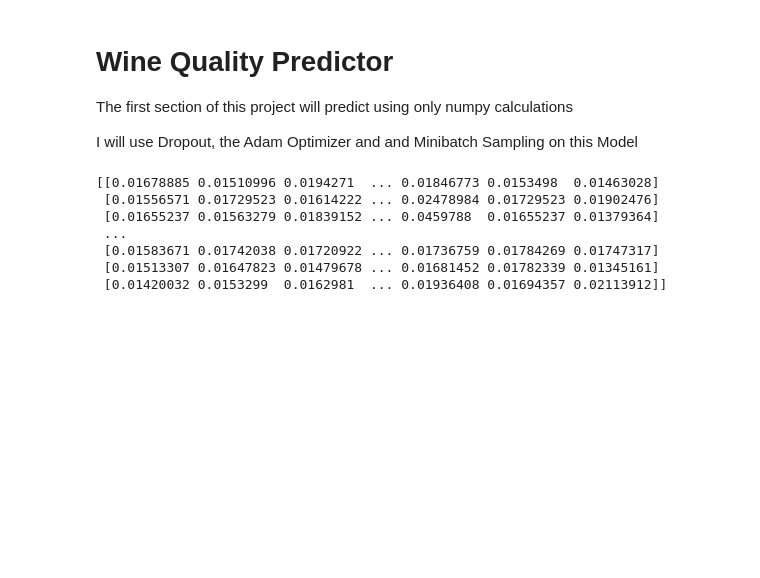
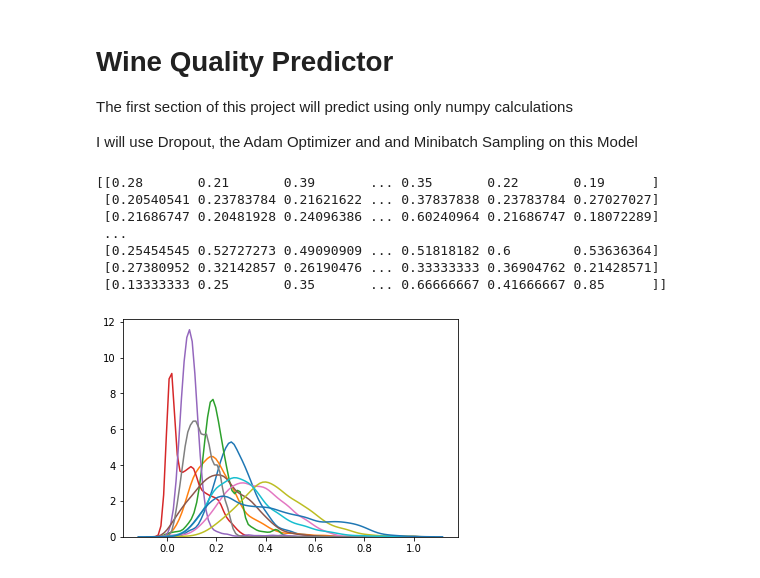
Before and after one commit to ERogalla/DLRepo, a Jupyter notebook: wineQuality/WineQualityPredictor.ipynb, the cells around one changed output. Cells and saved outputs as stored; diff of their text form; code cells hidden in the pictures; blank space fills up the shorter version.

Commit message:
finished loadDatabase with normalized data

```diff
--- a/wineQuality/WineQualityPredictor.ipynb
+++ b/wineQuality/WineQualityPredictor.ipynb
@@ -21,20 +24,29 @@ def loadDataset():
     train_x = train[:,:-1].T
     train_y = train[:,-1].reshape(1, train.shape[0])
 
-    train_x = preprocessing.normalize(train_x)
+    train_x = preprocessing.minmax_scale(train_x, axis = 1)
+    train_y = preprocessing.minmax_scale(train_y, axis = 1)
 
     test_x = test[:,:-1].T
     test_y = test[:,-1].reshape(1, test.shape[0])
 
+    test_x = preprocessing.minmax_scale(test_x, axis = 1)
+    test_y = preprocessing.minmax_scale(test_y, axis = 1)
+
     return (train_x, train_y, test_x, test_y)
 # %%
 train_x, train_y, test_x, test_y = loadDataset()
+
+for i in range(train_x.shape[0]):
+    sns.kdeplot(train_x[i])
+
 print(train_x)
 # %% [output]
-[[0.01678885 0.01510996 0.0194271  ... 0.01846773 0.0153498  0.01463028]
- [0.01556571 0.01729523 0.01614222 ... 0.02478984 0.01729523 0.01902476]
- [0.01655237 0.01563279 0.01839152 ... 0.0459788  0.01655237 0.01379364]
+[[0.28       0.21       0.39       ... 0.35       0.22       0.19      ]
+ [0.20540541 0.23783784 0.21621622 ... 0.37837838 0.23783784 0.27027027]
+ [0.21686747 0.20481928 0.24096386 ... 0.60240964 0.21686747 0.18072289]
  ...
- [0.01583671 0.01742038 0.01720922 ... 0.01736759 0.01784269 0.01747317]
- [0.01513307 0.01647823 0.01479678 ... 0.01681452 0.01782339 0.01345161]
- [0.01420032 0.0153299  0.0162981  ... 0.01936408 0.01694357 0.02113912]]
+ [0.25454545 0.52727273 0.49090909 ... 0.51818182 0.6        0.53636364]
+ [0.27380952 0.32142857 0.26190476 ... 0.33333333 0.36904762 0.21428571]
+ [0.13333333 0.25       0.35       ... 0.66666667 0.41666667 0.85      ]]
+[figure, added]
```
Also changed, not shown: parts of 1 cell of this notebook.
